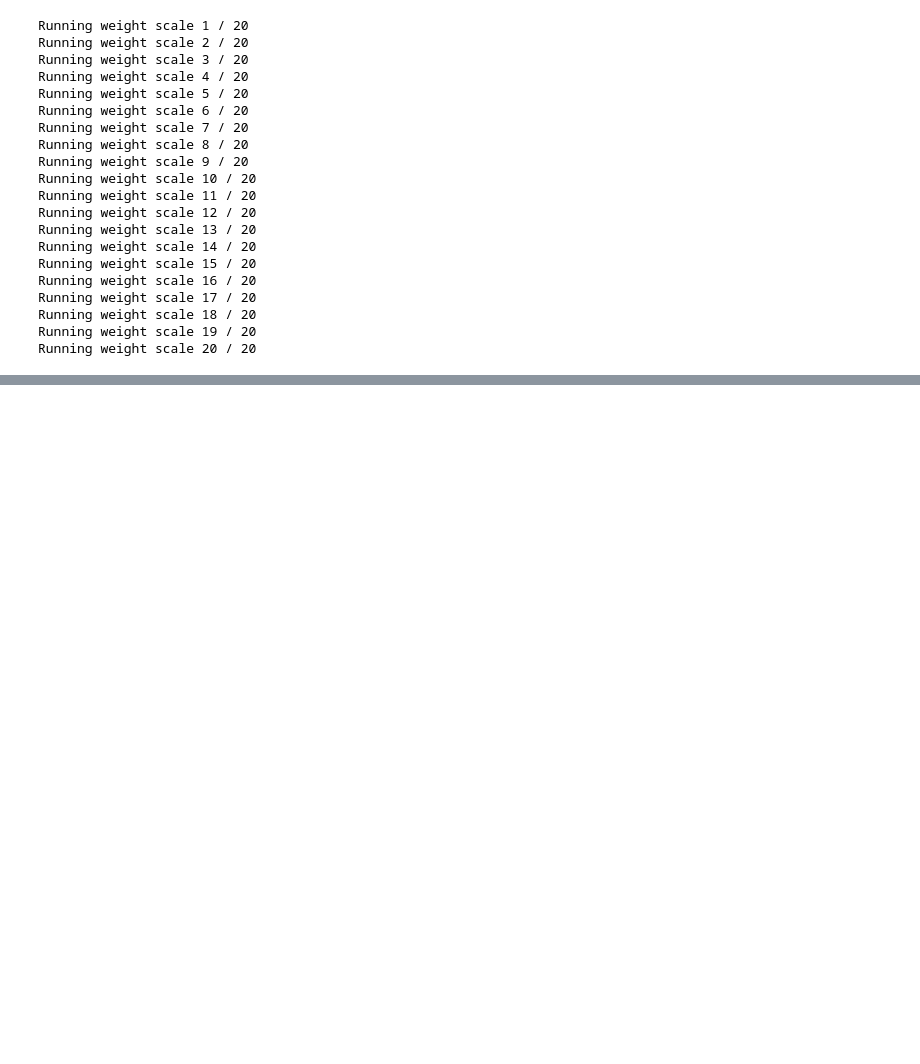
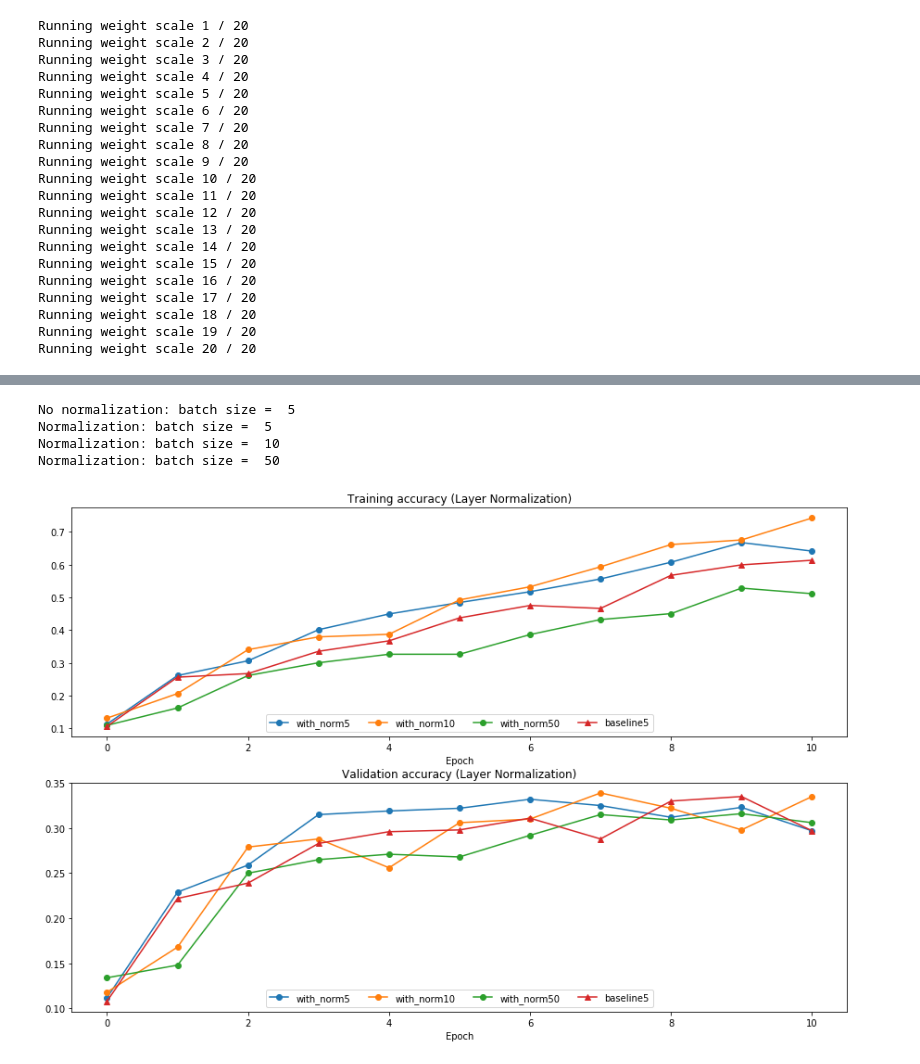
Before and after one commit to xufangda/cs231, a Jupyter notebook: assignment2/BatchNormalization.ipynb, the cells around one changed output, grey strips where cells are left out. Saved outputs shown, nothing was run; the diff lists cells and outputs as text; code cells hidden in the pictures; blank space fills up the shorter version.

```diff
--- a/assignment2/BatchNormalization.ipynb
+++ b/assignment2/BatchNormalization.ipynb
@@ -451,0 +611,25 @@ Describe the results of this experiment, and try to give a reason why the experi
+# %%
+# Gradient check batchnorm backward pass
+np.random.seed(231)
+N, D = 4, 5
+x = 5 * np.random.randn(N, D) + 12
+gamma = np.random.randn(D)
+beta = np.random.randn(D)
+dout = np.random.randn(N, D)
+
+ln_param = {}
+fx = lambda x: layernorm_forward(x, gamma, beta, ln_param)[0]
+fg = lambda a: layernorm_forward(x, a, beta, ln_param)[0]
+fb = lambda b: layernorm_forward(x, gamma, b, ln_param)[0]
+
+dx_num = eval_numerical_gradient_array(fx, x, dout)
+da_num = eval_numerical_gradient_array(fg, gamma.copy(), dout)
+db_num = eval_numerical_gradient_array(fb, beta.copy(), dout)
+
+_, cache = layernorm_forward(x, gamma, beta, ln_param)
+dx, dgamma, dbeta = layernorm_backward(dout, cache)
+
+#You should expect to see relative errors between 1e-12 and 1e-8
+print('dx error: ', rel_error(dx_num, dx))
+print('dgamma error: ', rel_error(da_num, dgamma))
+print('dbeta error: ', rel_error(db_num, dbeta))
@@ -451,0 +644,18 @@ Describe the results of this experiment, and try to give a reason why the experi
+# %%
+ln_solvers_bsize, solver_bsize, batch_sizes = run_batchsize_experiments('layernorm')
+
+plt.subplot(2, 1, 1)
+plot_training_history('Training accuracy (Layer Normalization)','Epoch', solver_bsize, ln_solvers_bsize, \
+                      lambda x: x.train_acc_history, bl_marker='-^', bn_marker='-o', labels=batch_sizes)
+plt.subplot(2, 1, 2)
+plot_training_history('Validation accuracy (Layer Normalization)','Epoch', solver_bsize, ln_solvers_bsize, \
+                      lambda x: x.val_acc_history, bl_marker='-^', bn_marker='-o', labels=batch_sizes)
+
+plt.gcf().set_size_inches(15, 10)
+plt.show()
+# %% [output]
+No normalization: batch size =  5
+Normalization: batch size =  5
+Normalization: batch size =  10
+Normalization: batch size =  50
+[figure, added]
```
Also changed, not shown: parts of 32 cells of this notebook, 46 other files.
